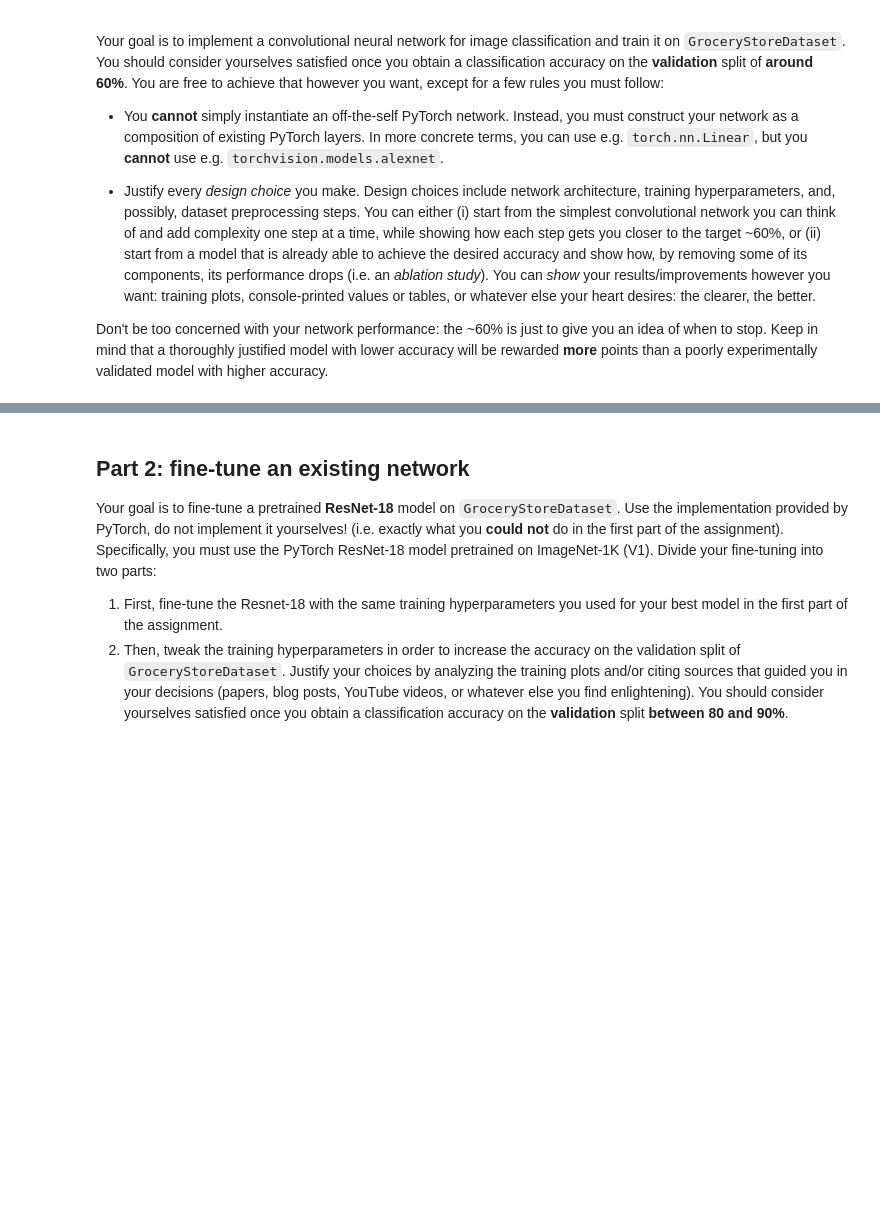
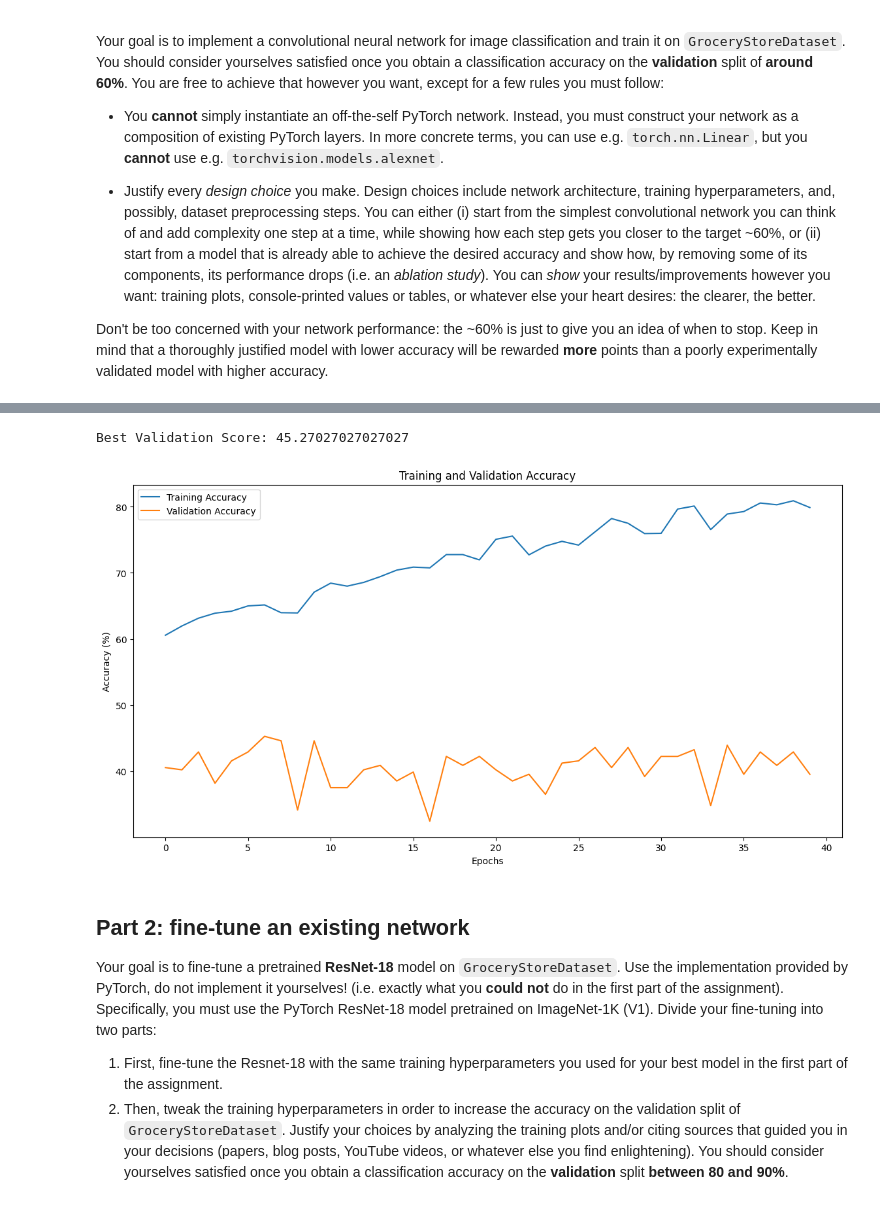
Before and after one commit to hesamsheikh/IPCV-Product-Classification, a Jupyter notebook: assignment_module_2.ipynb, the cells around one changed output, grey strips where cells are left out. Saved outputs shown, nothing was run; the diff lists cells and outputs as text; code cells hidden in the pictures; blank space fills up the shorter version.

```diff
--- a/assignment_module_2.ipynb
+++ b/assignment_module_2.ipynb
@@ -152,8 +223,11 @@ Don't be too concerned with your network performance: the ~60% is just to give y
 # %%
-transform = T.Compose([
-    T.Resize((64, 64)),  # Resize image to 64x64
-    T.ToTensor(),        # Convert to tensor
-])
+transform = transform = T.Compose([
+    T.Resize((128, 128)),
+    # T.RandomHorizontalFlip(),
+    # T.RandomRotation(10),
+    # T.ColorJitter(brightness=0.2, contrast=0.2, saturation=0.2, hue=0.2),
+    T.ToTensor(),
+    ])
 
 # Create Datasets
 train_dataset = GroceryStoreDataset(split='train', transform=transform)
@@ -190,3 +338,4 @@ class SimpleCNN(nn.Module):
 # %%
 device = torch.device('cuda' if torch.cuda.is_available() else 'cpu')
-model = SimpleCNN().to(device)
+model = SimpleCNN_6conv_128x128().to(device)
+summary(model, (3,128,128))
@@ -297,0 +360,8 @@ plt.show()
+# %%
+# Optimizer, loss function, and learning rate scheduler
+optimizer = torch.optim.Adam(model.parameters(), lr=0.001, weight_decay=1e-4)
+loss_fn = nn.CrossEntropyLoss()
+scheduler = torch.optim.lr_scheduler.ReduceLROnPlateau(optimizer, mode='min',
+                                                 factor=0.8, patience=3, verbose=True)
+# %%
+train_acc, val_acc, train_losses, val_losses = train_and_validation(model, 40, optimizer, loss_fn, train_dataloader, val_dataloader, scheduler)
@@ -298,3 +386,8 @@ plt.show()
+# %%
+report_metrics(40, train_acc, val_acc)
+# %% [output]
+Best Validation Score: 45.27027027027027
+[figure, added]
 # %% [markdown]
 ## Part 2: fine-tune an existing network
 
```
Also changed, not shown: parts of 18 cells of this notebook, 1 other file.
